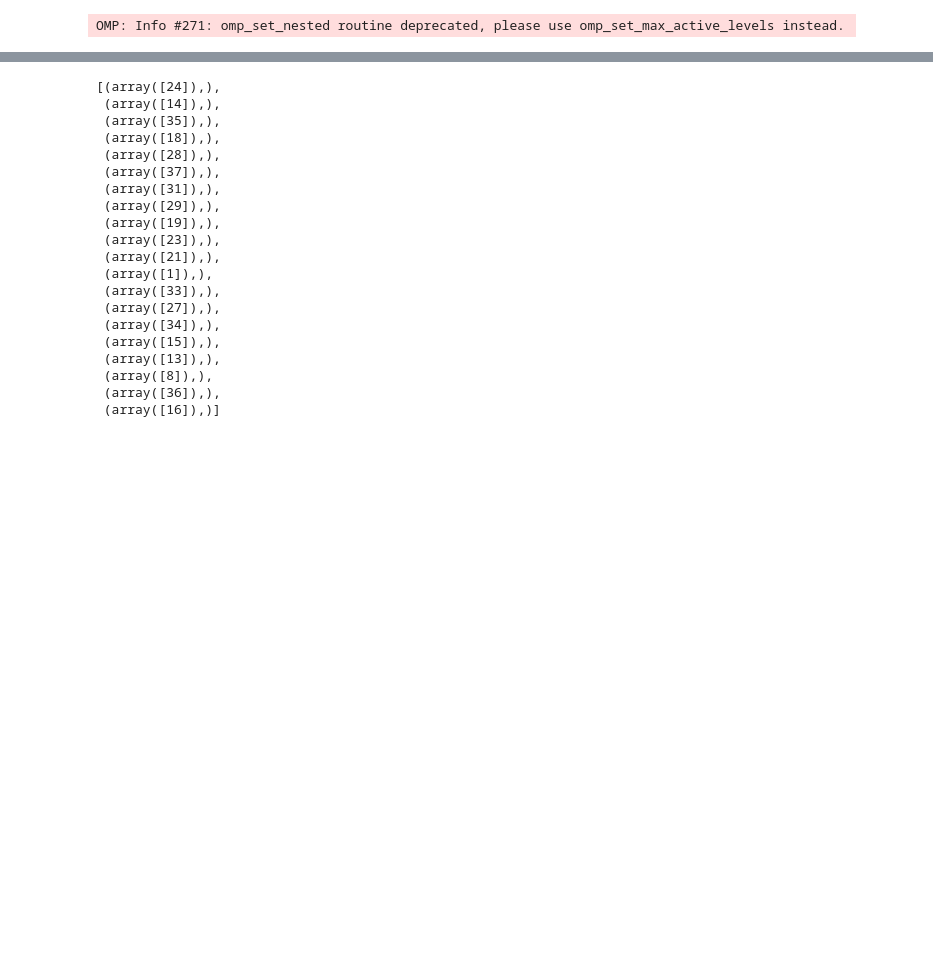
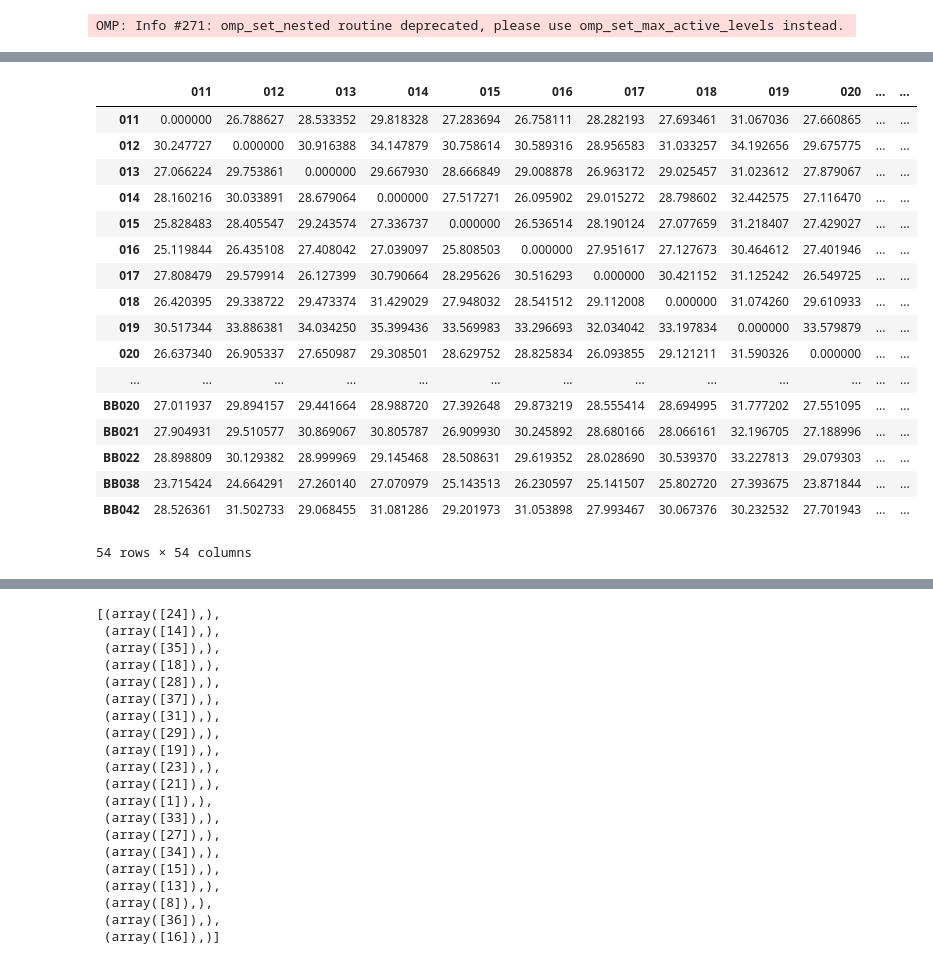
Before and after one commit to Rahul-Brito/infantvoice, a Jupyter notebook: scripts/Sohye Notebook Extra Embeddings.ipynb, the cells around one changed output, grey strips where cells are left out. Drawn from its saved outputs; the diff is of its cells as text; code cells hidden in the pictures; blank space fills up the shorter version.

```diff
--- a/scripts/Sohye Notebook Extra Embeddings.ipynb
+++ b/scripts/Sohye Notebook Extra Embeddings.ipynb
@@ -131,3 +134,24 @@ Name: BB006, dtype: float64
+# %%
+distance_original
+# %% [output]
+|  | 011 | 012 | 013 | 014 | 015 | 016 | 017 | 018 | 019 | 020 | ... | ... |
+| 011 | 0.000000 | 26.788627 | 28.533352 | 29.818328 | 27.283694 | 26.758111 | 28.282193 | 27.693461 | 31.067036 | 27.660865 | ... | ... |
+| 012 | 30.247727 | 0.000000 | 30.916388 | 34.147879 | 30.758614 | 30.589316 | 28.956583 | 31.033257 | 34.192656 | 29.675775 | ... | ... |
+| 013 | 27.066224 | 29.753861 | 0.000000 | 29.667930 | 28.666849 | 29.008878 | 26.963172 | 29.025457 | 31.023612 | 27.879067 | ... | ... |
+| 014 | 28.160216 | 30.033891 | 28.679064 | 0.000000 | 27.517271 | 26.095902 | 29.015272 | 28.798602 | 32.442575 | 27.116470 | ... | ... |
+| 015 | 25.828483 | 28.405547 | 29.243574 | 27.336737 | 0.000000 | 26.536514 | 28.190124 | 27.077659 | 31.218407 | 27.429027 | ... | ... |
+| 016 | 25.119844 | 26.435108 | 27.408042 | 27.039097 | 25.808503 | 0.000000 | 27.951617 | 27.127673 | 30.464612 | 27.401946 | ... | ... |
+| 017 | 27.808479 | 29.579914 | 26.127399 | 30.790664 | 28.295626 | 30.516293 | 0.000000 | 30.421152 | 31.125242 | 26.549725 | ... | ... |
+| 018 | 26.420395 | 29.338722 | 29.473374 | 31.429029 | 27.948032 | 28.541512 | 29.112008 | 0.000000 | 31.074260 | 29.610933 | ... | ... |
+| 019 | 30.517344 | 33.886381 | 34.034250 | 35.399436 | 33.569983 | 33.296693 | 32.034042 | 33.197834 | 0.000000 | 33.579879 | ... | ... |
+| 020 | 26.637340 | 26.905337 | 27.650987 | 29.308501 | 28.629752 | 28.825834 | 26.093855 | 29.121211 | 31.590326 | 0.000000 | ... | ... |
+| ... | ... | ... | ... | ... | ... | ... | ... | ... | ... | ... | ... | ... |
+| BB020 | 27.011937 | 29.894157 | 29.441664 | 28.988720 | 27.392648 | 29.873219 | 28.555414 | 28.694995 | 31.777202 | 27.551095 | ... | ... |
+| BB021 | 27.904931 | 29.510577 | 30.869067 | 30.805787 | 26.909930 | 30.245892 | 28.680166 | 28.066161 | 32.196705 | 27.188996 | ... | ... |
+| BB022 | 28.898809 | 30.129382 | 28.999969 | 29.145468 | 28.508631 | 29.619352 | 28.028690 | 30.539370 | 33.227813 | 29.079303 | ... | ... |
+| BB038 | 23.715424 | 24.664291 | 27.260140 | 27.070979 | 25.143513 | 26.230597 | 25.141507 | 25.802720 | 27.393675 | 23.871844 | ... | ... |
+| BB042 | 28.526361 | 31.502733 | 29.068455 | 31.081286 | 29.201973 | 31.053898 | 27.993467 | 30.067376 | 30.232532 | 27.701943 | ... | ... |
+54 rows × 54 columns
 # %%
 import scipy.cluster.hierarchy as sc
 
```
Also changed, not shown: parts of 9 cells of this notebook, 2 other files.
